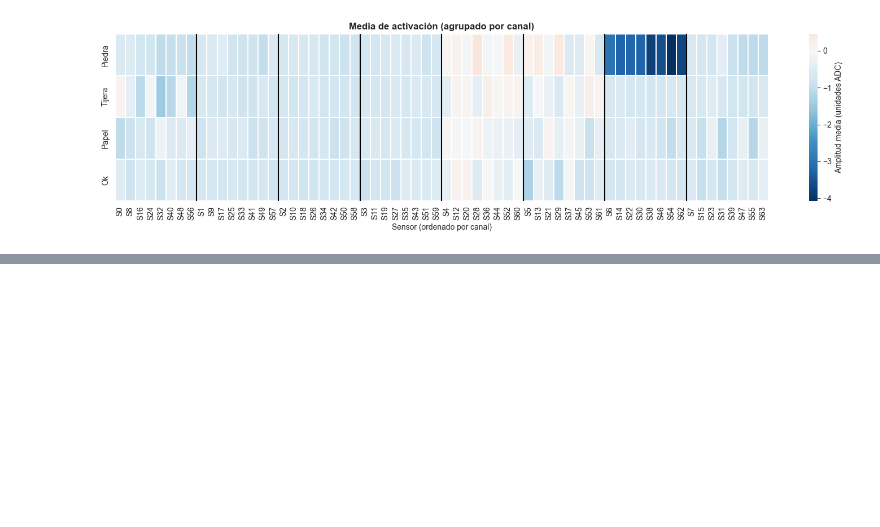
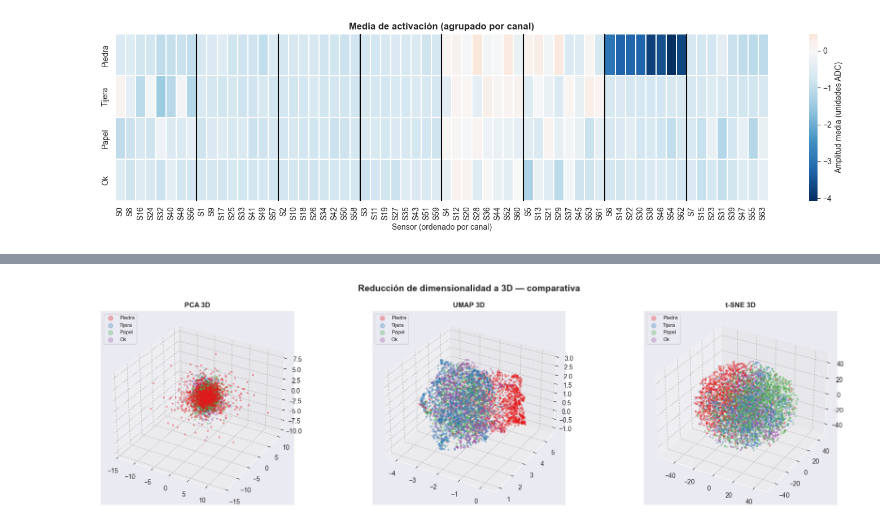
Before and after one commit to jfpm10-ua/Proyecto-AA-EMG_sensors, a Jupyter notebook: eda.ipynb, the cells around one changed output, grey strips where cells are left out. Saved outputs shown, nothing was run; the diff lists cells and outputs as text; code cells hidden in the pictures; blank space fills up the shorter version.

```diff
--- a/eda.ipynb
+++ b/eda.ipynb
@@ -195,0 +274,27 @@ plt.show() if VER_PLOTS else plt.close()
+# %%
+fig = plt.figure(figsize=(18, 5))
+fig.suptitle('Reducción de dimensionalidad a 3D — comparativa', fontsize=14, fontweight='bold')
+
+datasets_3d = [
+    (datos_pca_3d[mask], 'PCA 3D'),
+    (datos_umap_3d, 'UMAP 3D'),
+    (datos_tsne_3d, 't-SNE 3D'),
+]
+
+for i, (datos, titulo) in enumerate(datasets_3d):
+    ax = fig.add_subplot(1, 3, i+1, projection='3d')
+    for clase in range(4):
+        idx_clase = y_sub == clase
+        ax.scatter(
+            datos[idx_clase, 0], datos[idx_clase, 1], datos[idx_clase, 2],
+            c=PALETTE[clase], label=NOMBRES[clase],
+            alpha=0.3, s=5
+        )
+    ax.set_title(titulo, fontsize=11, fontweight='bold')
+    ax.legend(markerscale=3, fontsize=8, loc='upper left')
+
+plt.tight_layout()
+plt.savefig('plots/07_reduccion_3d.png', dpi=300, bbox_inches='tight')
+plt.show() if VER_PLOTS else plt.close()
+# %% [output]
+[figure, added]
```
Also changed, not shown: parts of 11 cells of this notebook, 8 other files.
